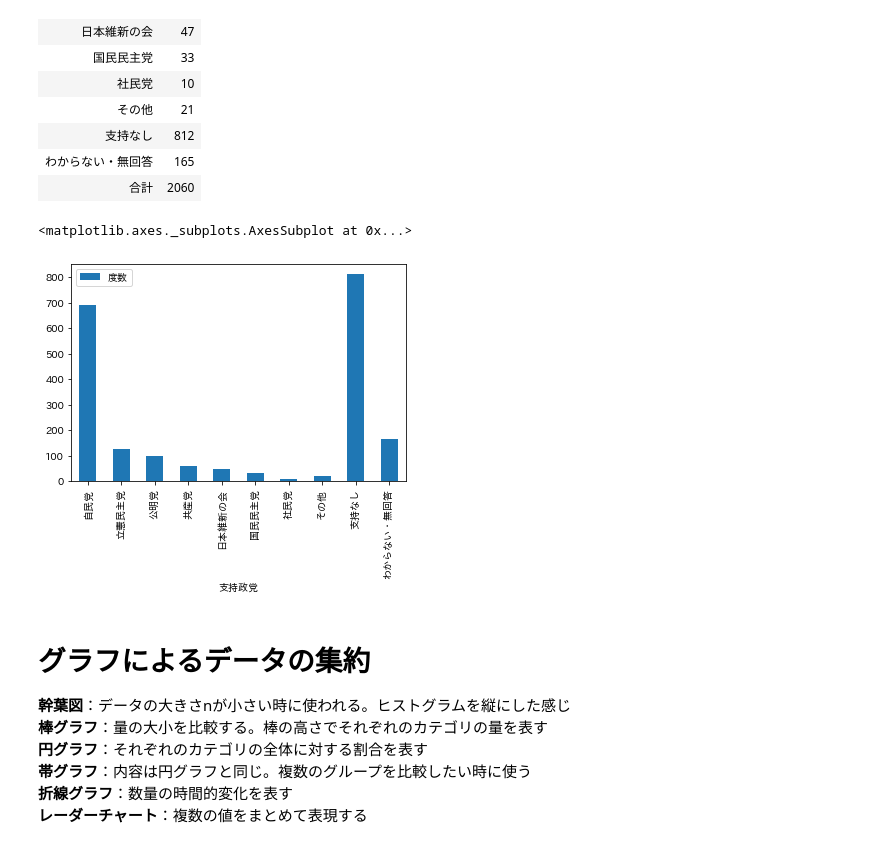
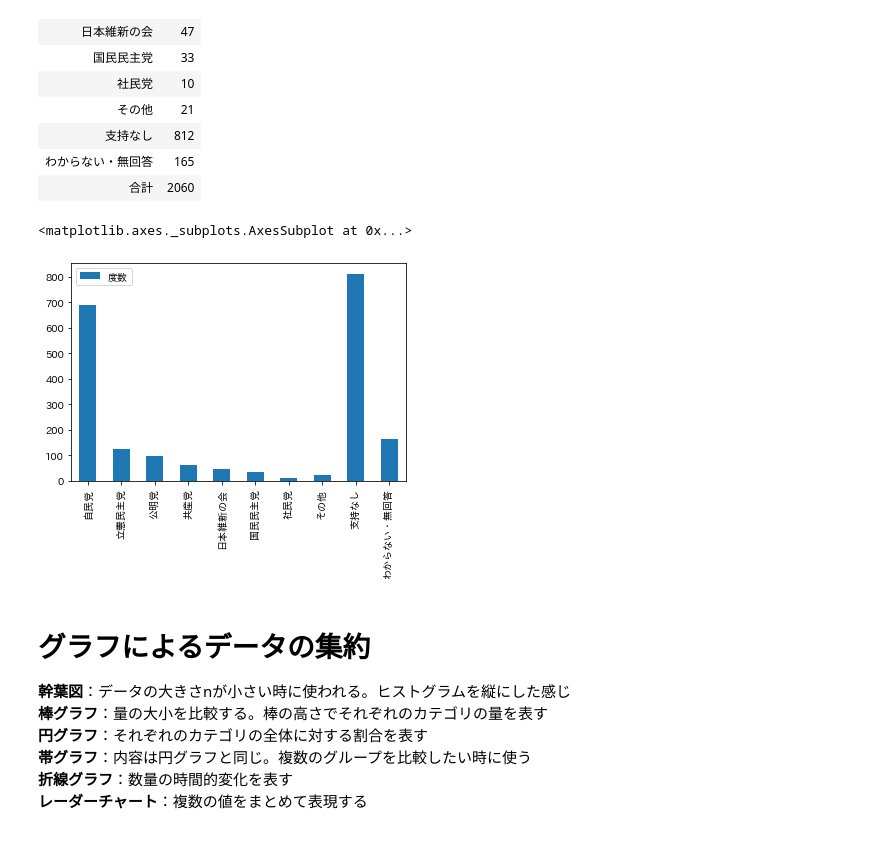
Before and after one commit to sakuragi-zero/yatteiki, a Jupyter notebook: statistics/Chapter1_4.ipynb, the cells around one changed output. Cells and saved outputs as stored; diff of their text form; code cells hidden in the pictures.

```diff
--- a/statistics/Chapter1_4.ipynb
+++ b/statistics/Chapter1_4.ipynb
@@ -59,10 +59,12 @@ import japanize_matplotlib
 data = pd.DataFrame(data={
   '支持政党': ['自民党','立憲民主党','公明党','共産党','日本維新の会','国民民主党','社民党','その他','支持なし','わからない・無回答','合計'],
   '度数':     [689,    124,       99,    60,     47,          33,        10,     21,    812,      165,              2060]
-})
-df=data.style.hide_index()#ハイドインデックスで隠す
+},
+index=['自民党','立憲民主党','公明党','共産党','日本維新の会','国民民主党','社民党','その他','支持なし','わからない・無回答','合計'],
+columns=['支持政党','度数'])
+df=data.style.hide_index()
 df
-#print((data['度数'].iloc[:10].sum()))
+#今回は後のグラフのことを考えてindexの指定とstyle.hide_indexを使用している
 # %% [output]
 | 支持政党 | 度数 |
 | 自民党 | 689 |
@@ -78,12 +80,11 @@ df
 | 合計 | 2060 |
 # %%
 data[:10].plot.bar(
-  y='度数',
-  x='支持政党'
+  y='度数'
 )
 # %% [output]
 <matplotlib.axes._subplots.AxesSubplot at 0x...>
-[figure, old version]
+[figure, new version]
 # %% [markdown]
 # グラフによるデータの集約
 **幹葉図**：データの大きさnが小さい時に使われる。ヒストグラムを縦にした感じ
```
Also changed, not shown: parts of 1 cell of this notebook.
